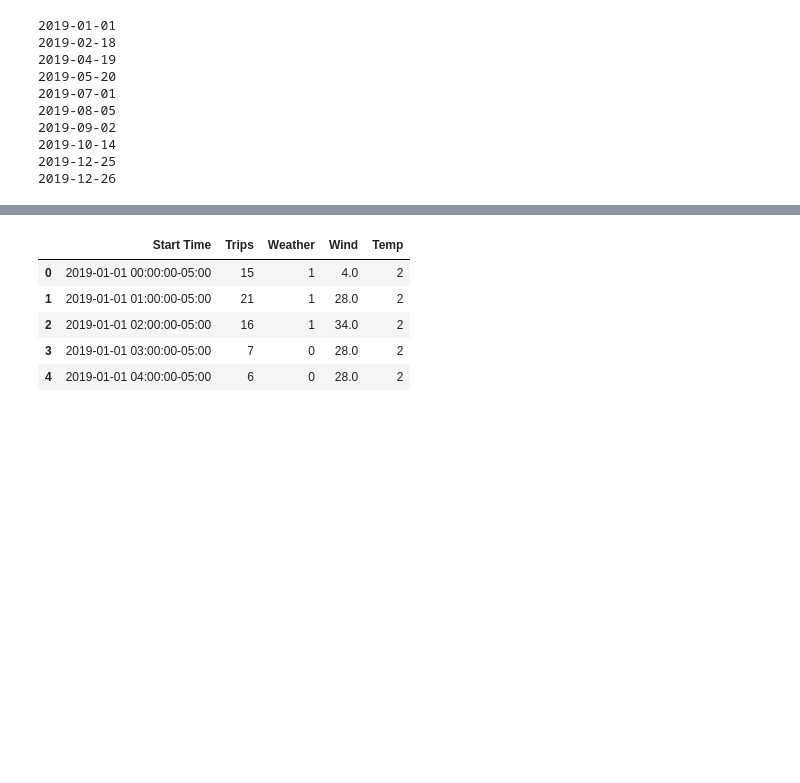
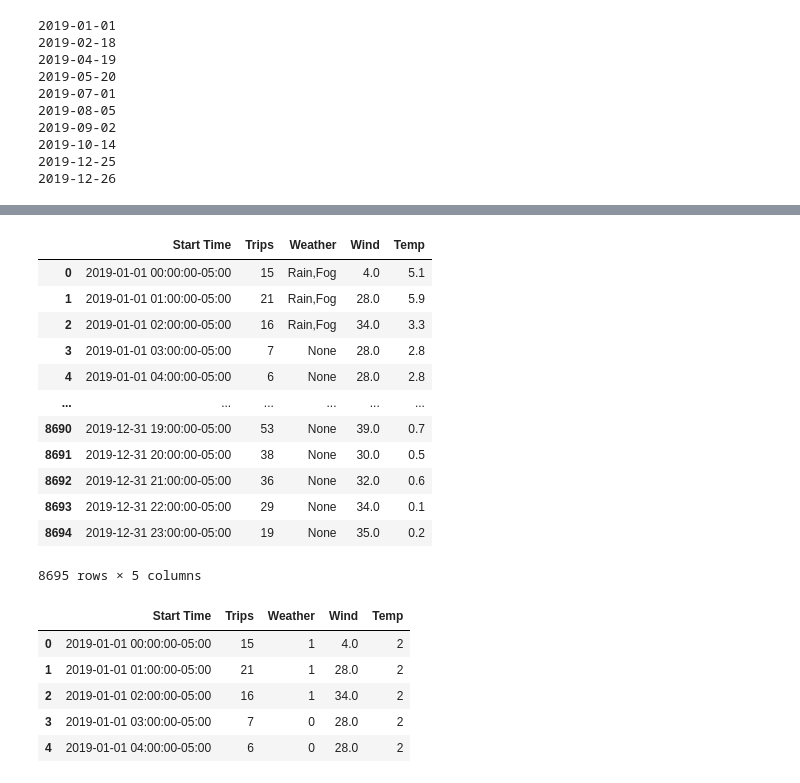
Before and after one commit to rickl4/bikeshare_project, a Jupyter notebook: stage3/modelling.ipynb, the cells around one changed output, grey strips where cells are left out. Saved outputs shown, nothing was run; the diff lists cells and outputs as text; code cells hidden in the pictures; blank space fills up the shorter version.

```diff
--- a/stage3/modelling.ipynb
+++ b/stage3/modelling.ipynb
@@ -120,3 +214,19 @@ train_hourly.head()
+# %%
+train_hourly
+# %% [output]
+|  | Start Time | Trips | Weather | Wind | Temp |
+| 0 | 2019-01-01 00:00:00-05:00 | 15 | Rain,Fog | 4.0 | 5.1 |
+| 1 | 2019-01-01 01:00:00-05:00 | 21 | Rain,Fog | 28.0 | 5.9 |
+| 2 | 2019-01-01 02:00:00-05:00 | 16 | Rain,Fog | 34.0 | 3.3 |
+| 3 | 2019-01-01 03:00:00-05:00 | 7 | None | 28.0 | 2.8 |
+| 4 | 2019-01-01 04:00:00-05:00 | 6 | None | 28.0 | 2.8 |
+| ... | ... | ... | ... | ... | ... |
+| 8690 | 2019-12-31 19:00:00-05:00 | 53 | None | 39.0 | 0.7 |
+| 8691 | 2019-12-31 20:00:00-05:00 | 38 | None | 30.0 | 0.5 |
+| 8692 | 2019-12-31 21:00:00-05:00 | 36 | None | 32.0 | 0.6 |
+| 8693 | 2019-12-31 22:00:00-05:00 | 29 | None | 34.0 | 0.1 |
+| 8694 | 2019-12-31 23:00:00-05:00 | 19 | None | 35.0 | 0.2 |
+8695 rows × 5 columns
 # %%
 train_weather = weather_features(train_hourly)
 # %%
```
Also changed, not shown: parts of 72 cells of this notebook.
